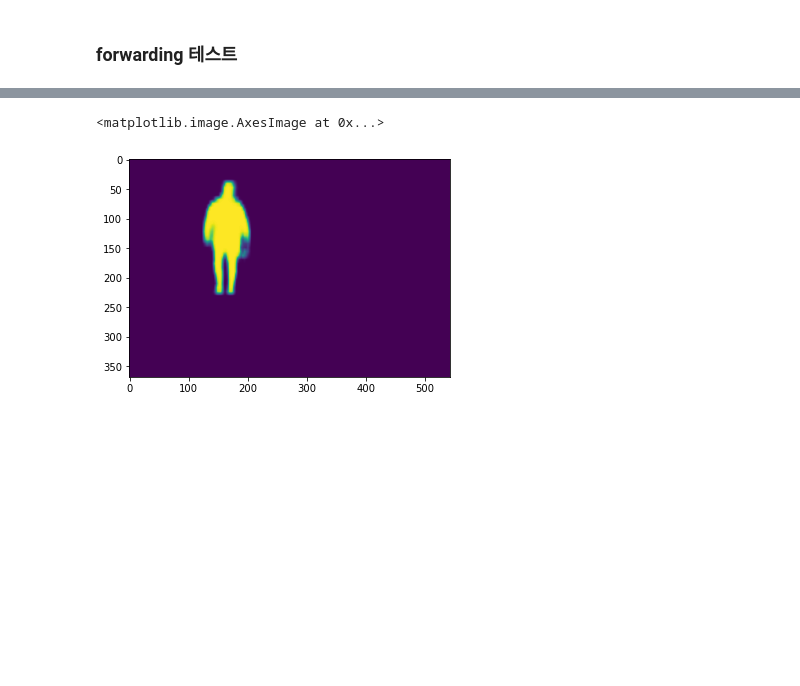
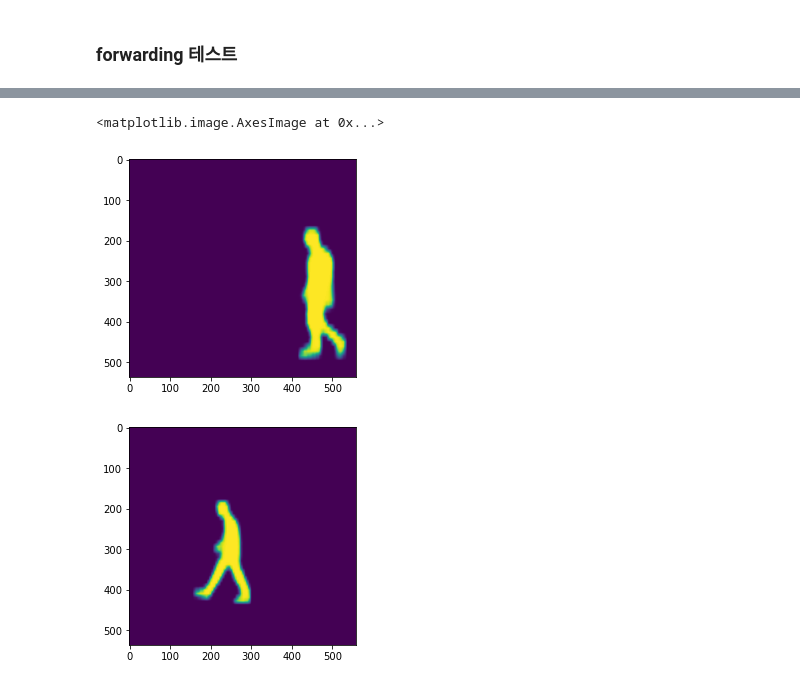
Before and after one commit to pjh5672/Computer_Vision, a Jupyter notebook: Torch_Tutorial/Vision_Model/object_detection_finetuning.ipynb, the cells around one changed output, grey strips where cells are left out. Saved outputs shown, nothing was run; the diff lists cells and outputs as text; code cells hidden in the pictures; blank space fills up the shorter version.

Commit message:
torch tutorial: instance segmentation & transfer learning model evaluation update

```diff
--- a/Torch_Tutorial/Vision_Model/object_detection_finetuning.ipynb
+++ b/Torch_Tutorial/Vision_Model/object_detection_finetuning.ipynb
@@ -237,0 +239,15 @@ output = model(images)
+# %%
+import torch
+ckpt = torch.load('./instance_segment_model.pth')
+# %%
+root = "/Users/jihopark/Data/PennFudanPed/"
+dataset_test = PennFudanDataset(root=root, transforms=get_transform(train=False))
+# %%
+num_classes = 2
+model = get_model_instance_segmentation(num_classes)
+# %%
+model.load_state_dict(ckpt['model'])
+model.eval()
+
+image, target = next(iter(dataset_test))
+output = model([image])
@@ -238,7 +277,11 @@ output = model(images)
 # %%
 import matplotlib.pyplot as plt
 
+plt.figure()
+plt.imshow(output[0]['masks'].detach().numpy()[1][0])
+plt.figure()
 plt.imshow(output[0]['masks'].detach().numpy()[0][0])
 # %% [output]
 <matplotlib.image.AxesImage at 0x...>
-[figure, old version]
+[figure, new version]
+[figure, added]
```
Also changed, not shown: parts of 4 cells of this notebook, 2 other files.
